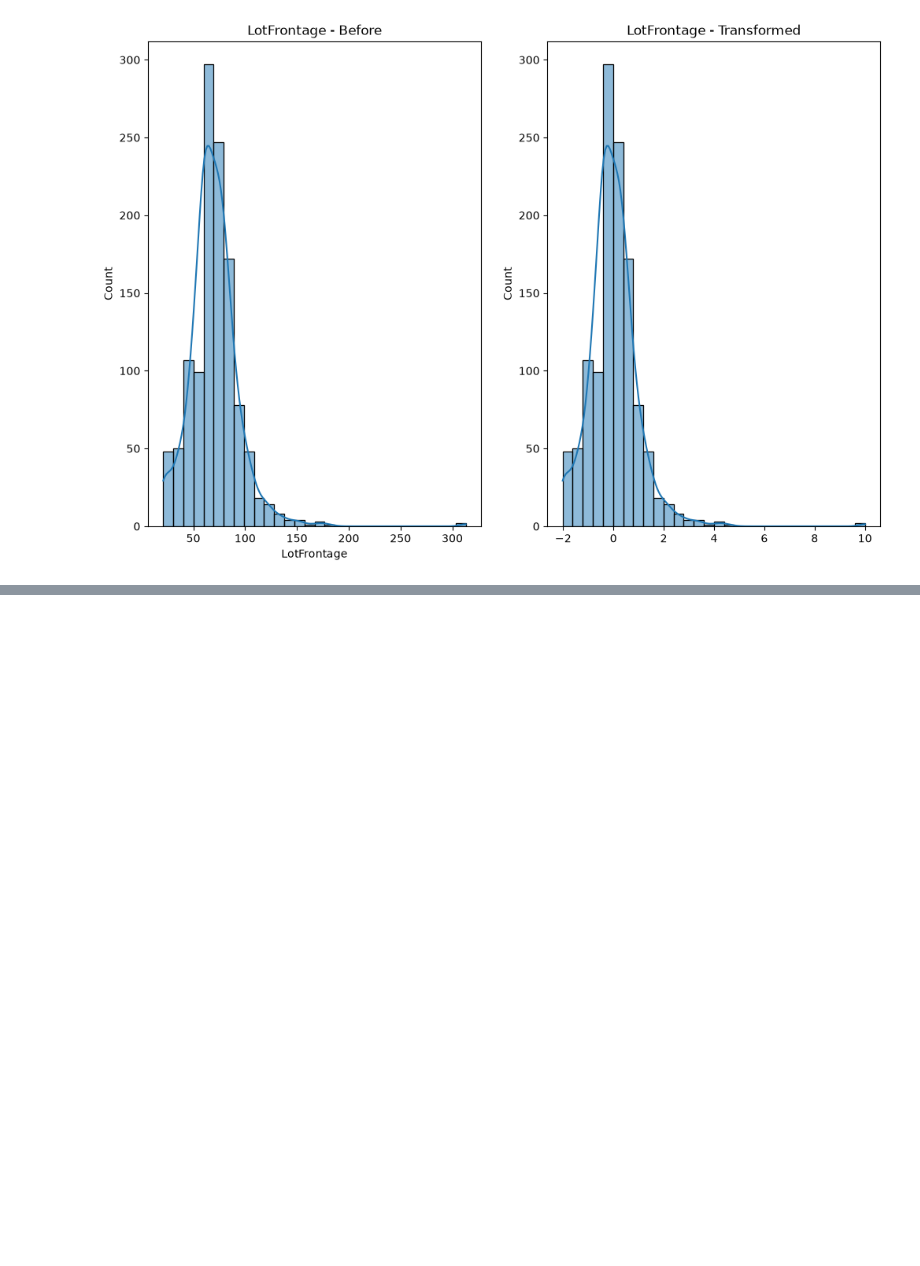
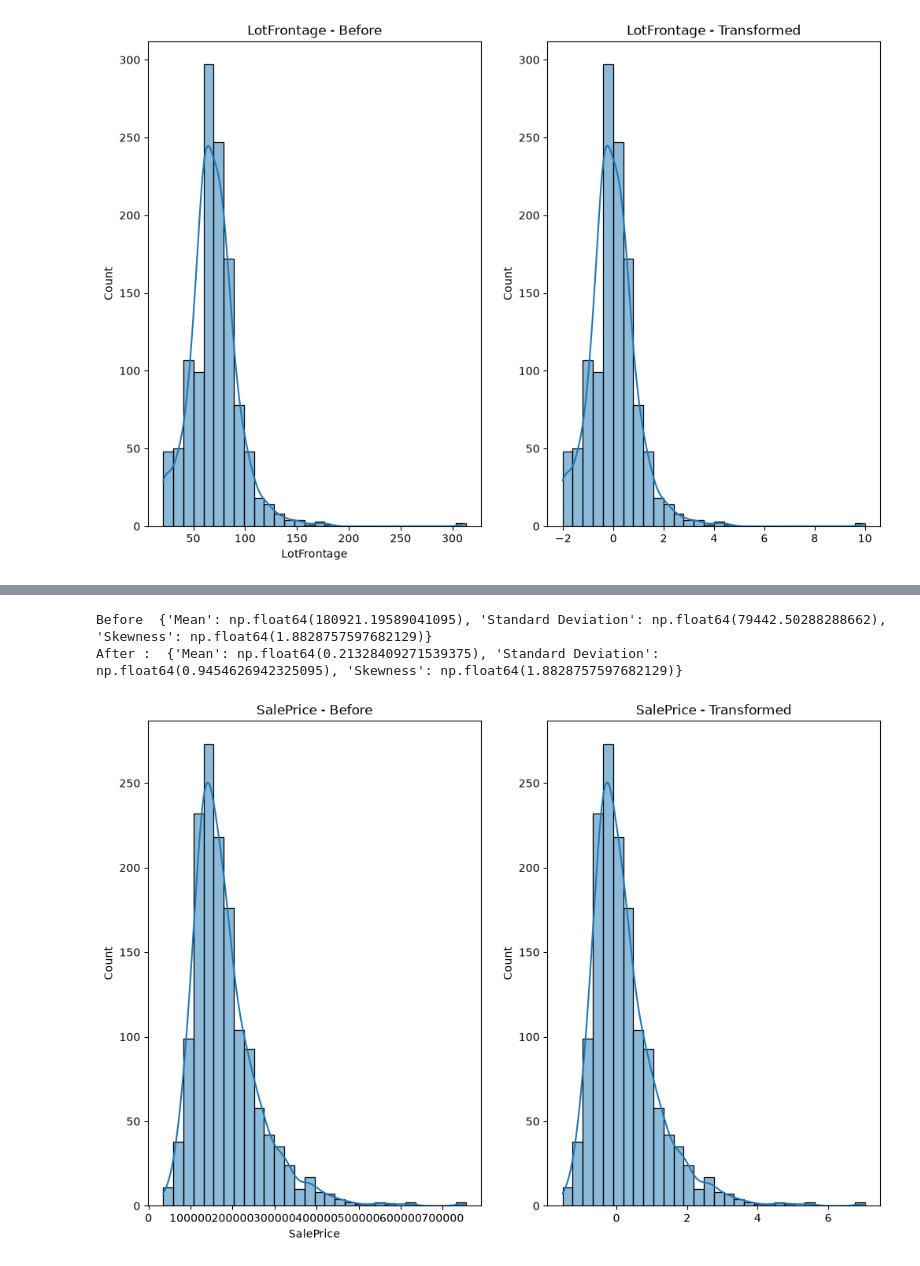
Before and after one commit to manojbalineni/Gen-AI, a Jupyter notebook: 10_Feature_Engineering/02_Feature_Engineering.ipynb, the cells around one changed output, grey strips where cells are left out. Cells and saved outputs as stored; diff of their text form; code cells hidden in the pictures; blank space fills up the shorter version.

```diff
--- a/10_Feature_Engineering/02_Feature_Engineering.ipynb
+++ b/10_Feature_Engineering/02_Feature_Engineering.ipynb
@@ -993,0 +1044,15 @@ compare_distribution(dataset_3[column].dropna() , lot_scaled.flatten() , column)
+# %%
+# Robust Scaling
+
+col = "SalePrice"
+scaler = RobustScaler()
+sale_price_scaled = scaler.fit_transform(dataset_3[[col]])
+print("Before ", summary_statstics(dataset_3[col]))
+print("After : " , summary_statstics(pd.Series(sale_price_scaled.flatten())))
+# %% [output]
+Before  {'Mean': np.float64(180921.19589041095), 'Standard Deviation': np.float64(79442.50288288662), 'Skewness': np.float64(1.8828757597682129)}
+After :  {'Mean': np.float64(0.21328409271539375), 'Standard Deviation': np.float64(0.9454626942325095), 'Skewness': np.float64(1.8828757597682129)}
+# %%
+compare_distribution(dataset_3[col] , sale_price_scaled.flatten() , col)
+# %% [output]
+[figure, added]
```
Also changed, not shown: parts of 67 cells of this notebook.
